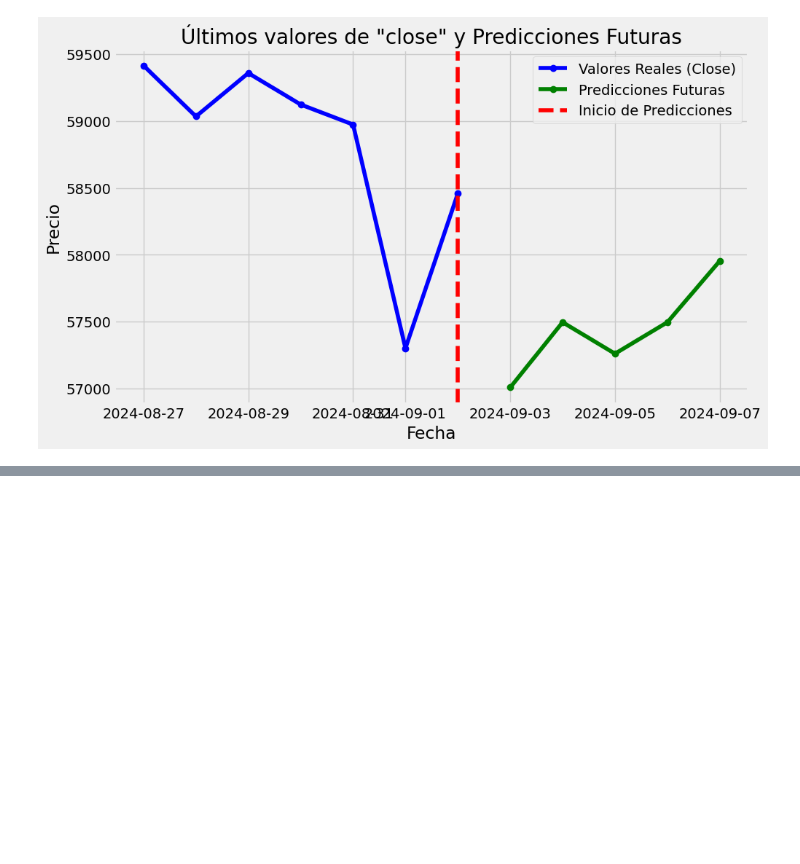
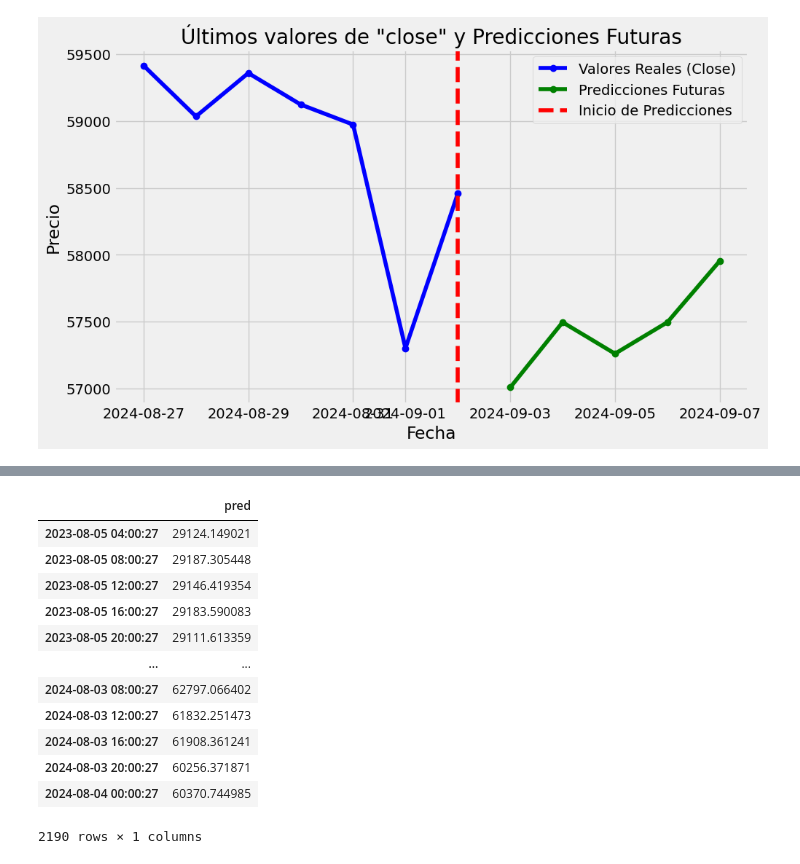
Before and after one commit to Pableren/Glass-Bubble, a Jupyter notebook: Model_fix.ipynb, the cells around one changed output, grey strips where cells are left out. Cells and saved outputs as stored; diff of their text form; code cells hidden in the pictures; blank space fills up the shorter version.

```diff
--- a/Model_fix.ipynb
+++ b/Model_fix.ipynb
@@ -287,0 +354,16 @@ aliceblue, antiquewhite, aqua, aquamarine, azure,
+# %%
+predicciones
+# %% [output]
+|  | pred |
+| 2023-08-05 04:00:27 | 29124.149021 |
+| 2023-08-05 08:00:27 | 29187.305448 |
+| 2023-08-05 12:00:27 | 29146.419354 |
+| 2023-08-05 16:00:27 | 29183.590083 |
+| 2023-08-05 20:00:27 | 29111.613359 |
+| ... | ... |
+| 2024-08-03 08:00:27 | 62797.066402 |
+| 2024-08-03 12:00:27 | 61832.251473 |
+| 2024-08-03 16:00:27 | 61908.361241 |
+| 2024-08-03 20:00:27 | 60256.371871 |
+| 2024-08-04 00:00:27 | 60370.744985 |
+2190 rows × 1 columns
```
Also changed, not shown: parts of 18 cells of this notebook.
